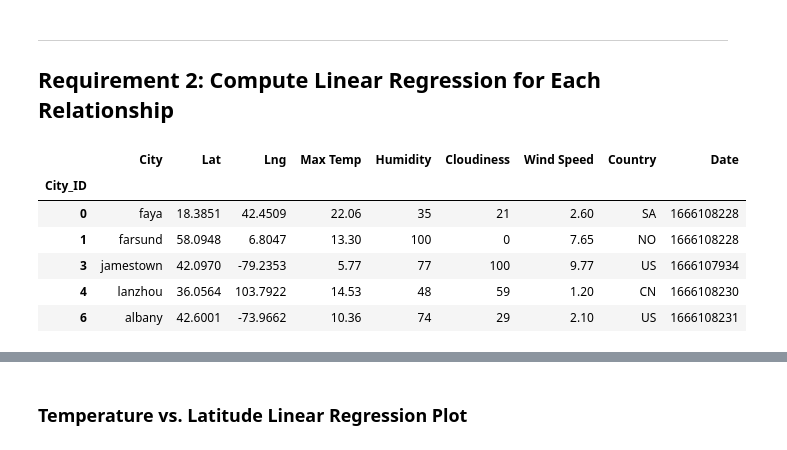
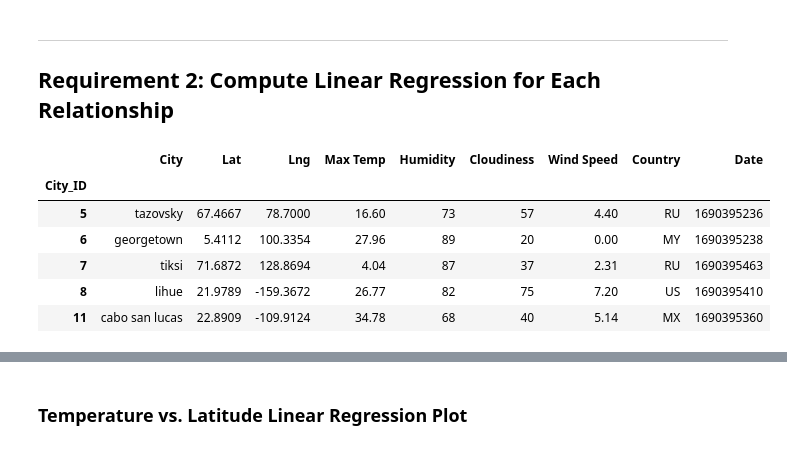
Before and after one commit to EleshiaH/python-api-challenge, a Jupyter notebook: WeatherPy/WeatherPy.ipynb, the cells around one changed output, grey strips where cells are left out. Saved outputs shown, nothing was run; the diff lists cells and outputs as text; code cells hidden in the pictures.

```diff
--- a/WeatherPy/WeatherPy.ipynb
+++ b/WeatherPy/WeatherPy.ipynb
@@ -242,16 +298,16 @@ plt.show()
 # %%
 # Create a DataFrame with the Northern Hemisphere data (Latitude >= 0)
-# YOUR CODE HERE
+northern_hemi_df = city_data_df.loc[(city_data_df['Lat']>=0)]
 
 # Display sample data
 northern_hemi_df.head()
 # %% [output]
 |  | City | Lat | Lng | Max Temp | Humidity | Cloudiness | Wind Speed | Country | Date |
 | City_ID |  |  |  |  |  |  |  |  |  |
-| 0 | faya | 18.3851 | 42.4509 | 22.06 | 35 | 21 | 2.60 | SA | 1666108228 |
-| 1 | farsund | 58.0948 | 6.8047 | 13.30 | 100 | 0 | 7.65 | NO | 1666108228 |
-| 3 | jamestown | 42.0970 | -79.2353 | 5.77 | 77 | 100 | 9.77 | US | 1666107934 |
-| 4 | lanzhou | 36.0564 | 103.7922 | 14.53 | 48 | 59 | 1.20 | CN | 1666108230 |
-| 6 | albany | 42.6001 | -73.9662 | 10.36 | 74 | 29 | 2.10 | US | 1666108231 |
+| 5 | tazovsky | 67.4667 | 78.7000 | 16.60 | 73 | 57 | 4.40 | RU | 1690395236 |
+| 6 | georgetown | 5.4112 | 100.3354 | 27.96 | 89 | 20 | 0.00 | MY | 1690395238 |
+| 7 | tiksi | 71.6872 | 128.8694 | 4.04 | 87 | 37 | 2.31 | RU | 1690395463 |
+| 8 | lihue | 21.9789 | -159.3672 | 26.77 | 82 | 75 | 7.20 | US | 1690395410 |
+| 11 | cabo san lucas | 22.8909 | -109.9124 | 34.78 | 68 | 40 | 5.14 | MX | 1690395360 |
 # %%
 # Create a DataFrame with the Southern Hemisphere data (Latitude < 0)
```
Also changed, not shown: parts of 37 cells of this notebook, 5 other files.
